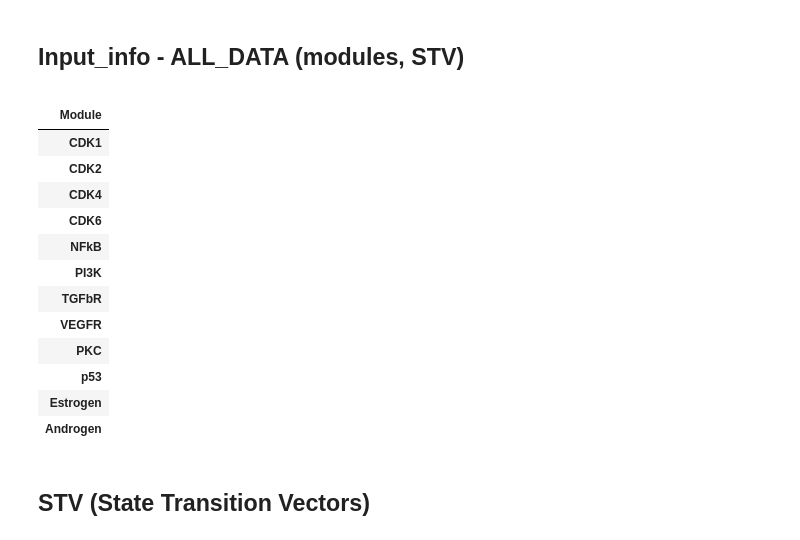
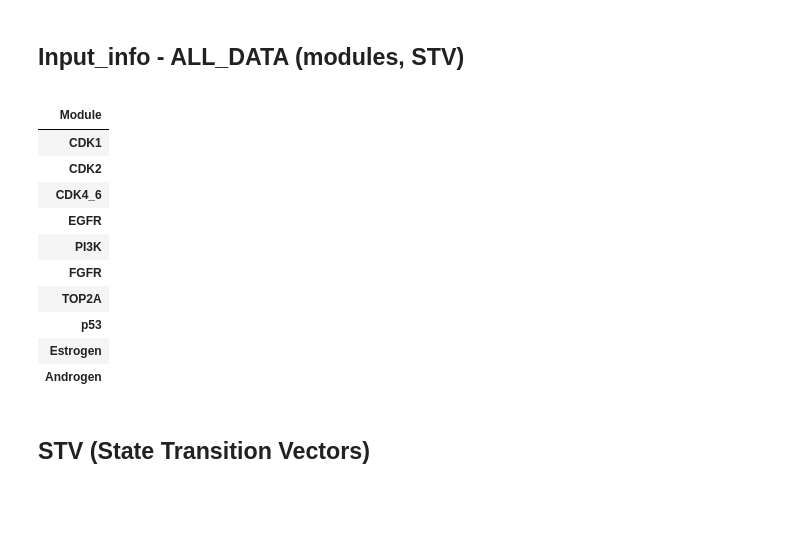
Before and after one commit to jingsday/blca_publication, a Jupyter notebook: blca_publication_Scripts/blca_Scripts_dpds/00_DPD_plots_2020_BLCA_BC3C.ipynb, the cells around one changed output. Drawn from its saved outputs; the diff is of its cells as text; code cells hidden in the pictures; blank space fills up the shorter version.

```diff
--- a/blca_publication_Scripts/blca_Scripts_dpds/00_DPD_plots_2020_BLCA_BC3C.ipynb
+++ b/blca_publication_Scripts/blca_Scripts_dpds/00_DPD_plots_2020_BLCA_BC3C.ipynb
@@ -86,20 +86,18 @@ array(['DMSO', 'CGS-15943', 'taselisib', 'TW-37', 'lorazepam',
 ## Input_info - ALL_DATA (modules, STV)
 # %%
 #data_file = "ALL_DATA_" + data_year + "_" + task + ".xlsx"
-modules = pd.read_excel("/Users/lidiayung/project/resource/perturbations/ALL_DATA_2020_Jing.xlsx", sheet_name = "modules", index_col = 0)
+modules = pd.read_excel(os.path.join(data_dir,'ALL_DATA_2020_Jing.xlsx'), sheet_name = "modules", index_col = 0)
 display(modules)
 # %% [output]
 |  |
 | Module |
 | CDK1 |
 | CDK2 |
-| CDK4 |
-| CDK6 |
-| NFkB |
+| CDK4_6 |
+| EGFR |
 | PI3K |
-| TGFbR |
-| VEGFR |
-| PKC |
+| FGFR |
+| TOP2A |
 | p53 |
 | Estrogen |
 | Androgen |
```
Also changed, not shown: parts of 12 cells of this notebook, 2 other files.
